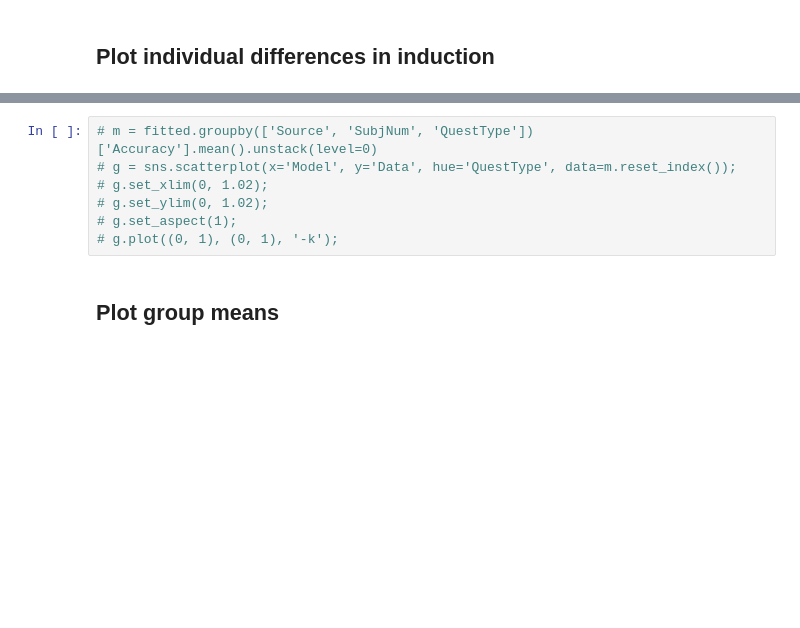
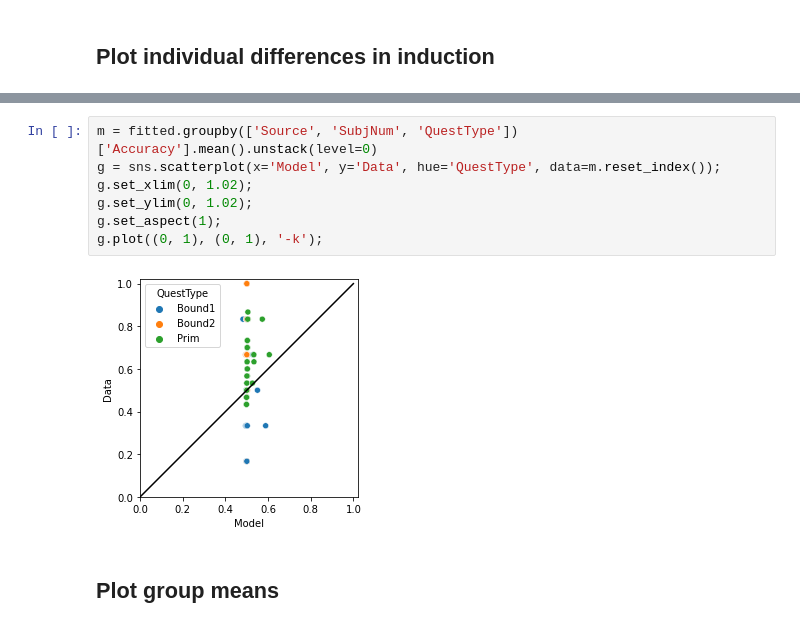
Before and after one commit to prestonlab/tesser_successor, a Jupyter notebook: fitting_Transitional.ipynb, the cells around one changed output, grey strips where cells are left out. Saved outputs shown, nothing was run; the diff lists cells and outputs as text; blank space fills up the shorter version.

```diff
--- a/fitting_Transitional.ipynb
+++ b/fitting_Transitional.ipynb
@@ -69,10 +111,12 @@ fitted
 # %%
-# m = fitted.groupby(['Source', 'SubjNum', 'QuestType'])['Accuracy'].mean().unstack(level=0)
-# g = sns.scatterplot(x='Model', y='Data', hue='QuestType', data=m.reset_index());
-# g.set_xlim(0, 1.02);
-# g.set_ylim(0, 1.02);
-# g.set_aspect(1);
-# g.plot((0, 1), (0, 1), '-k');
+m = fitted.groupby(['Source', 'SubjNum', 'QuestType'])['Accuracy'].mean().unstack(level=0)
+g = sns.scatterplot(x='Model', y='Data', hue='QuestType', data=m.reset_index());
+g.set_xlim(0, 1.02);
+g.set_ylim(0, 1.02);
+g.set_aspect(1);
+g.plot((0, 1), (0, 1), '-k');
+# %% [output]
+[figure, added]
 # %% [markdown]
 ## Plot group means
 # %%
```
Also changed, not shown: parts of 10 cells of this notebook, 1 other file.
